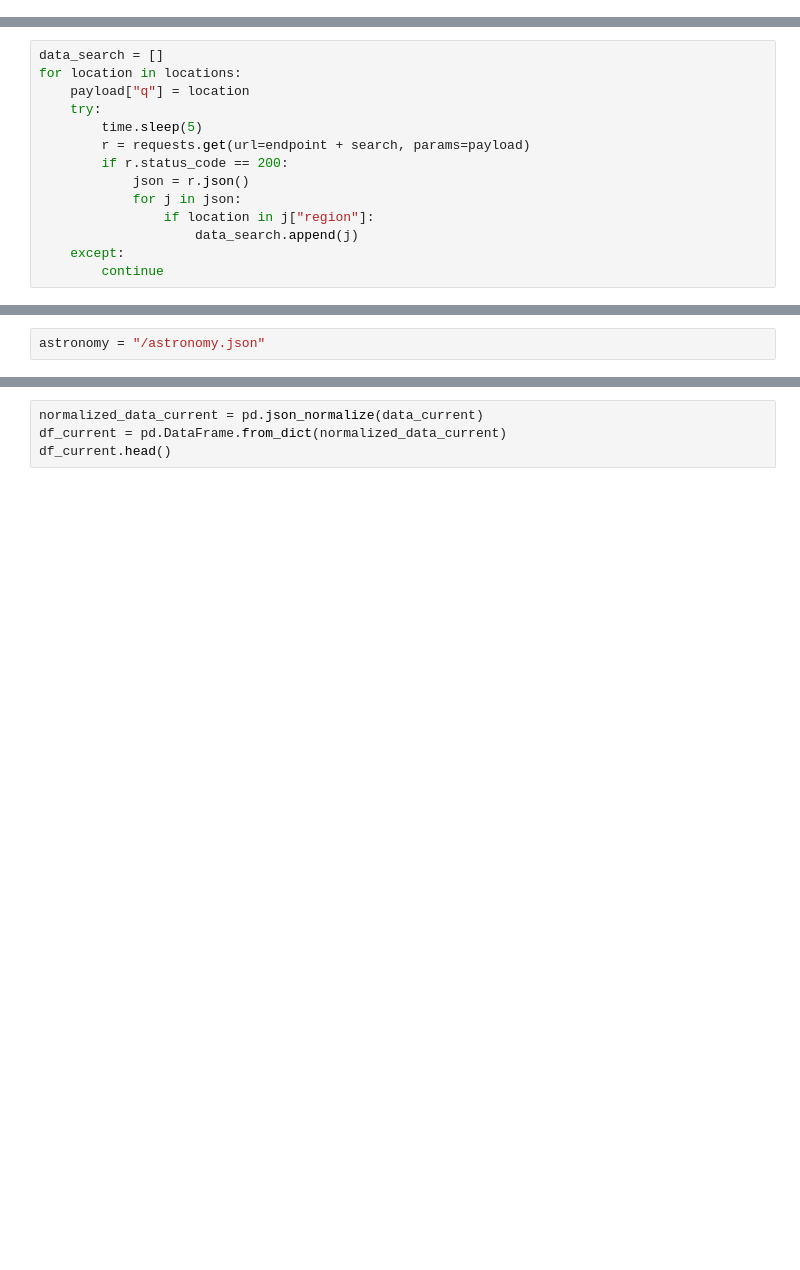
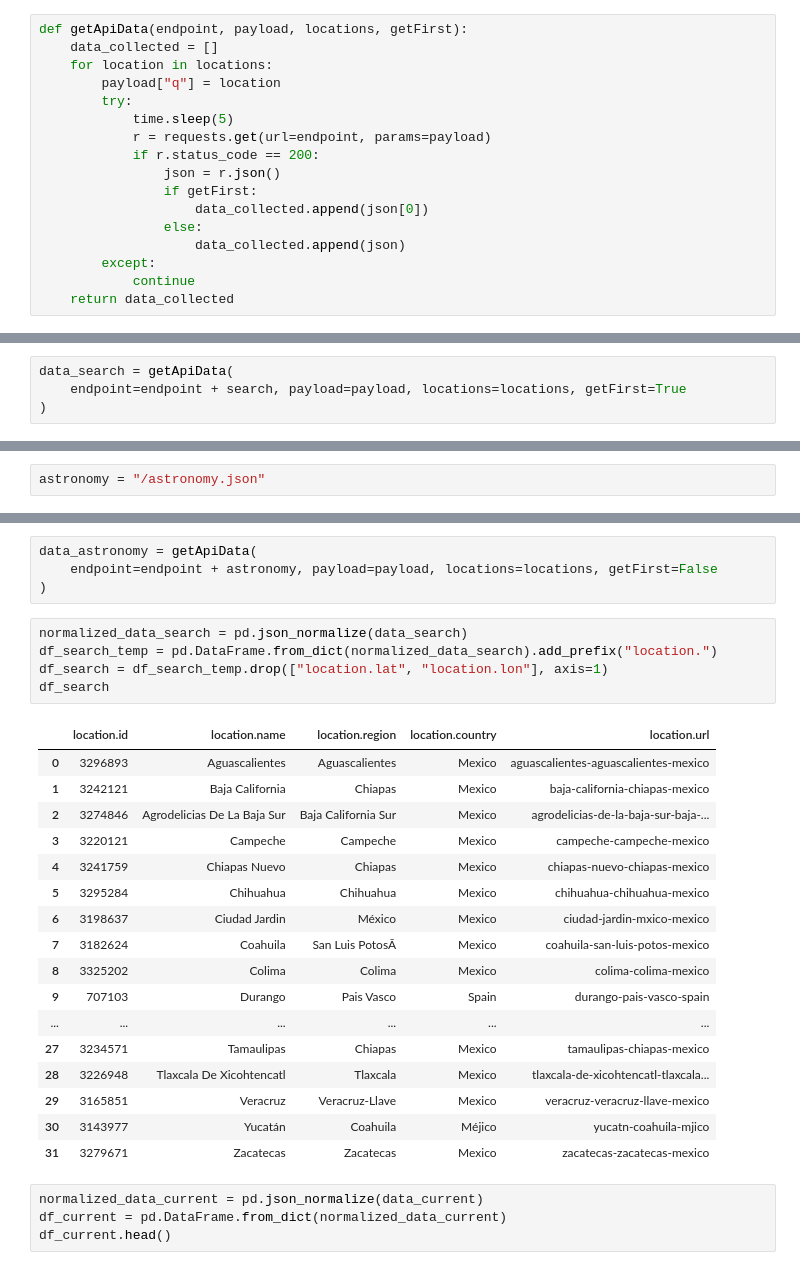
Before and after one commit to cosijoeza/semestre-1, a Jupyter notebook: applied-project/projects/weather/main.ipynb, the cells around one changed output, grey strips where cells are left out. Drawn from its saved outputs; the diff is of its cells as text; blank space fills up the shorter version.

```diff
--- a/applied-project/projects/weather/main.ipynb
+++ b/applied-project/projects/weather/main.ipynb
@@ -28,3 +117,20 @@ locations = [
+# %%
+def getApiData(endpoint, payload, locations, getFirst):
+    data_collected = []
+    for location in locations:
+        payload["q"] = location
+        try:
+            time.sleep(5)
+            r = requests.get(url=endpoint, params=payload)
+            if r.status_code == 200:
+                json = r.json()
+                if getFirst:
+                    data_collected.append(json[0])
+                else:
+                    data_collected.append(json)
+        except:
+            continue
+    return data_collected
 # %%
 endpoint = "http://api.weatherapi.com/v1/"
 payload = {"key": "cf111e82db2c47119ea162327242212"}
@@ -31,18 +139,8 @@ payload = {"key": "cf111e82db2c47119ea162327242212"}
 # %%
 search = "/search.json"
-# %%
-data_search = []
-for location in locations:
-    payload["q"] = location
-    try:
-        time.sleep(5)
-        r = requests.get(url=endpoint + search, params=payload)
-        if r.status_code == 200:
-            json = r.json()
-            for j in json:
-                if location in j["region"]:
-                    data_search.append(j)
-    except:
-        continue
+# %%
+data_search = getApiData(
+    endpoint=endpoint + search, payload=payload, locations=locations, getFirst=True
+)
 # %%
 current = "/current.json"
@@ -135,3 +153,30 @@ data_astronomy
+# %%
+data_astronomy = getApiData(
+    endpoint=endpoint + astronomy, payload=payload, locations=locations, getFirst=False
+)
+# %%
+normalized_data_search = pd.json_normalize(data_search)
+df_search_temp = pd.DataFrame.from_dict(normalized_data_search).add_prefix("location.")
+df_search = df_search_temp.drop(["location.lat", "location.lon"], axis=1)
+df_search
+# %% [output]
+|  | location.id | location.name | location.region | location.country | location.url |
+| 0 | 3296893 | Aguascalientes | Aguascalientes | Mexico | aguascalientes-aguascalientes-mexico |
+| 1 | 3242121 | Baja California | Chiapas | Mexico | baja-california-chiapas-mexico |
+| 2 | 3274846 | Agrodelicias De La Baja Sur | Baja California Sur | Mexico | agrodelicias-de-la-baja-sur-baja-... |
+| 3 | 3220121 | Campeche | Campeche | Mexico | campeche-campeche-mexico |
+| 4 | 3241759 | Chiapas Nuevo | Chiapas | Mexico | chiapas-nuevo-chiapas-mexico |
+| 5 | 3295284 | Chihuahua | Chihuahua | Mexico | chihuahua-chihuahua-mexico |
+| 6 | 3198637 | Ciudad Jardin | México | Mexico | ciudad-jardin-mxico-mexico |
+| 7 | 3182624 | Coahuila | San Luis PotosÃ­ | Mexico | coahuila-san-luis-potos-mexico |
+| 8 | 3325202 | Colima | Colima | Mexico | colima-colima-mexico |
+| 9 | 707103 | Durango | Pais Vasco | Spain | durango-pais-vasco-spain |
+| ... | ... | ... | ... | ... | ... |
+| 27 | 3234571 | Tamaulipas | Chiapas | Mexico | tamaulipas-chiapas-mexico |
+| 28 | 3226948 | Tlaxcala De Xicohtencatl | Tlaxcala | Mexico | tlaxcala-de-xicohtencatl-tlaxcala... |
+| 29 | 3165851 | Veracruz | Veracruz-Llave | Mexico | veracruz-veracruz-llave-mexico |
+| 30 | 3143977 | Yucatán | Coahuila | Méjico | yucatn-coahuila-mjico |
+| 31 | 3279671 | Zacatecas | Zacatecas | Mexico | zacatecas-zacatecas-mexico |
 # %%
 normalized_data_current = pd.json_normalize(data_current)
 df_current = pd.DataFrame.from_dict(normalized_data_current)
```
Also changed, not shown: parts of 18 cells of this notebook.
